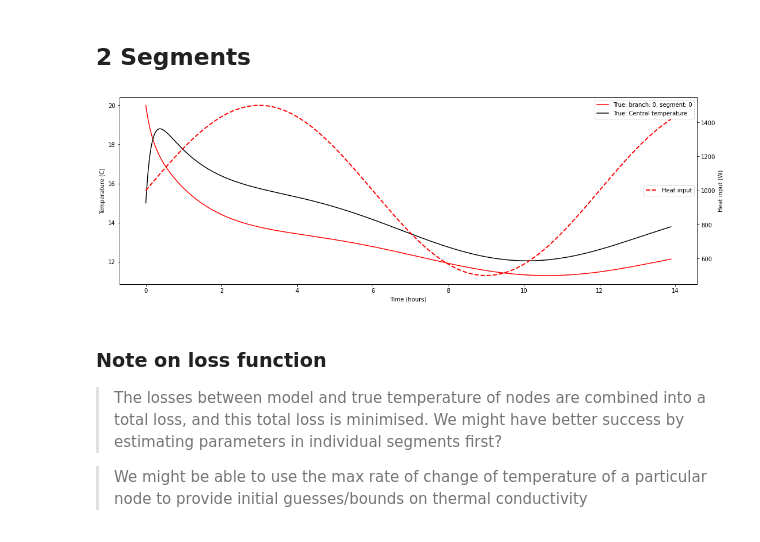
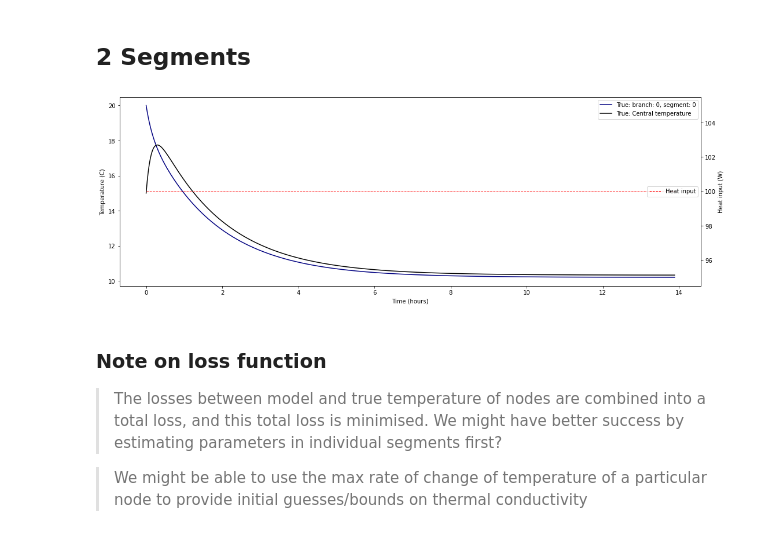
Before and after one commit to harry-rendell/building_simulation, a Jupyter notebook: param_estimation.ipynb, the cells around one changed output. Cells and saved outputs as stored; diff of their text form; code cells hidden in the pictures.

```diff
--- a/param_estimation.ipynb
+++ b/param_estimation.ipynb
@@ -16,20 +16,21 @@ We are able to recover the desired heat capacity, thermal conductivity and initi
 # %%
 k = [800.0, 500.0]
 c = [6e5, 2.5e6]
 T = [15.0, 20.0]
+iterations = 500
+
 true_params = np.array([*k, *c, *T])
-T_out = 10
-heatinput = 1000
-iterations = 500
+T_out = np.full(iterations, 10)
+heatinput = np.full(iterations+1, 100)
 # Initialise class with system parameters
 sys_nd = model_ND('True', k, c, T, T_out, heatinput)
 
-# Run simulation. This recreates simple_model.ipynb showing that our generalised model works.
+# Run simulation.
 times = np.linspace(0, 5e4, iterations+1)
-Ts_true, Qs = sys_nd.run(times=times, func_Q_in=func_Q_in)
+Ts_true = sys_nd.run(times=times)
 fig, ax = sys_nd.plot()
 # %% [output]
-[figure, old version]
+[figure, new version]
 # %% [markdown]
 ### Note on loss function
 > The losses between model and true temperature of nodes are combined into a total loss, and this total loss is minimised. We might have better success by estimating parameters in individual segments first?
```
Also changed, not shown: parts of 10 cells of this notebook, 4 other files.
